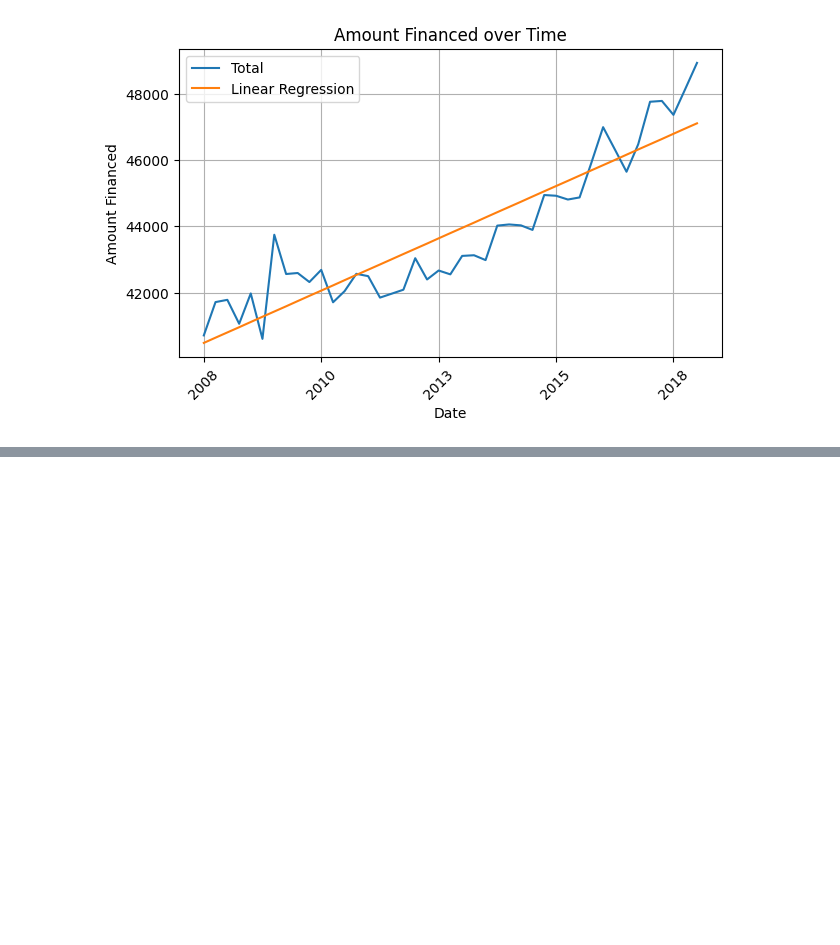
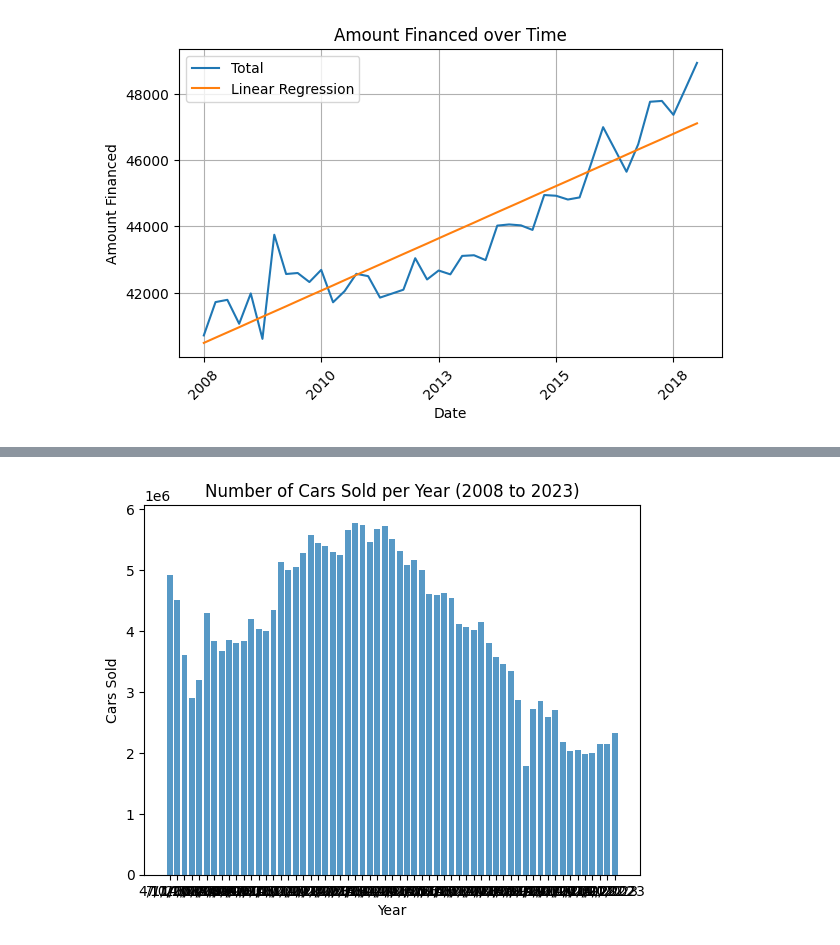
Before and after one commit to NadyaSlb/New_Car_Loan_Analysis, a Jupyter notebook: Car Data Analysis.ipynb, the cells around one changed output, grey strips where cells are left out. Drawn from its saved outputs; the diff is of its cells as text; code cells hidden in the pictures; blank space fills up the shorter version.

```diff
--- a/Car Data Analysis.ipynb
+++ b/Car Data Analysis.ipynb
@@ -940,0 +949,6 @@ plt.show()
+# %%
+# Create path to CSV Loan Data
+lo_path = Path("Resources/loan_df.csv")
+# %%
+# Read in the CSV
+ld_df = pd.read_csv(lo_path)
@@ -940,0 +972,13 @@ plt.show()
+# %%
+# Build scatter plot for Observation Date vs. Numbers of Cars Sold
+plt.bar(ld_df["observation_date"], ld_df["Number of Cars Sold"], alpha=0.75)
+
+# Incorporate the other graph properties
+plt.title("Number of Cars Sold per Year (2008 to 2023)")
+plt.xlabel("Year")
+plt.ylabel("Cars Sold")
+
+# Show plot
+plt.show()
+# %% [output]
+[figure, added]
```
Also changed, not shown: parts of 18 cells of this notebook, 1 other file.
